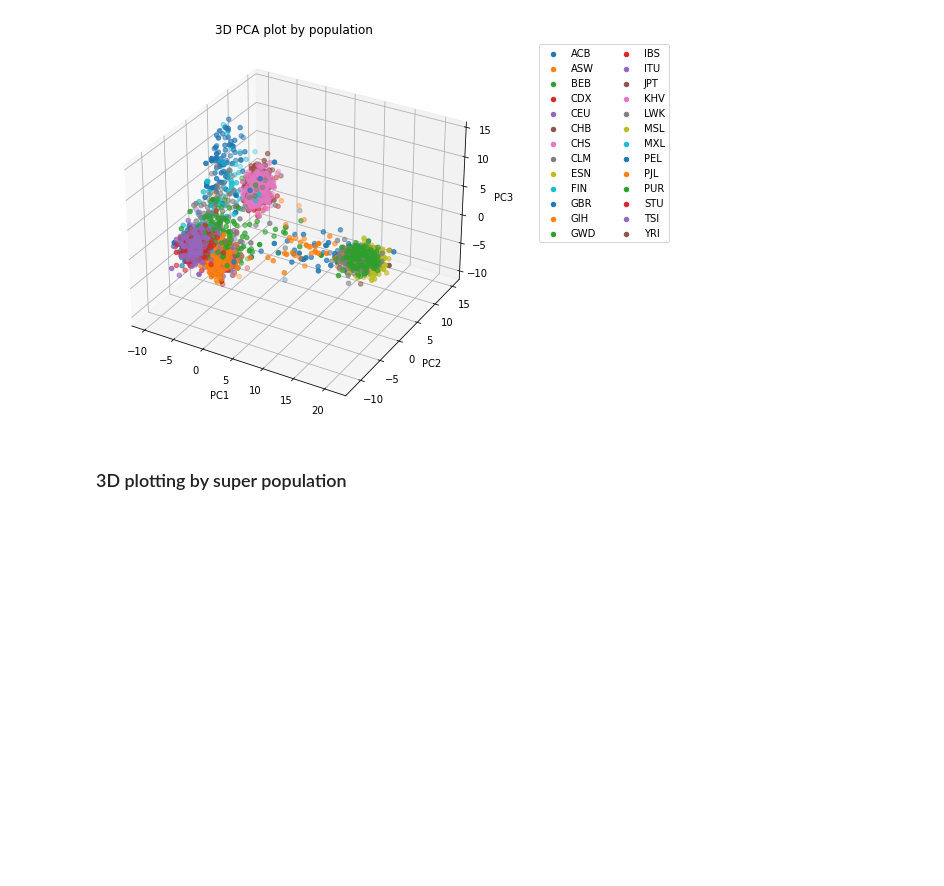
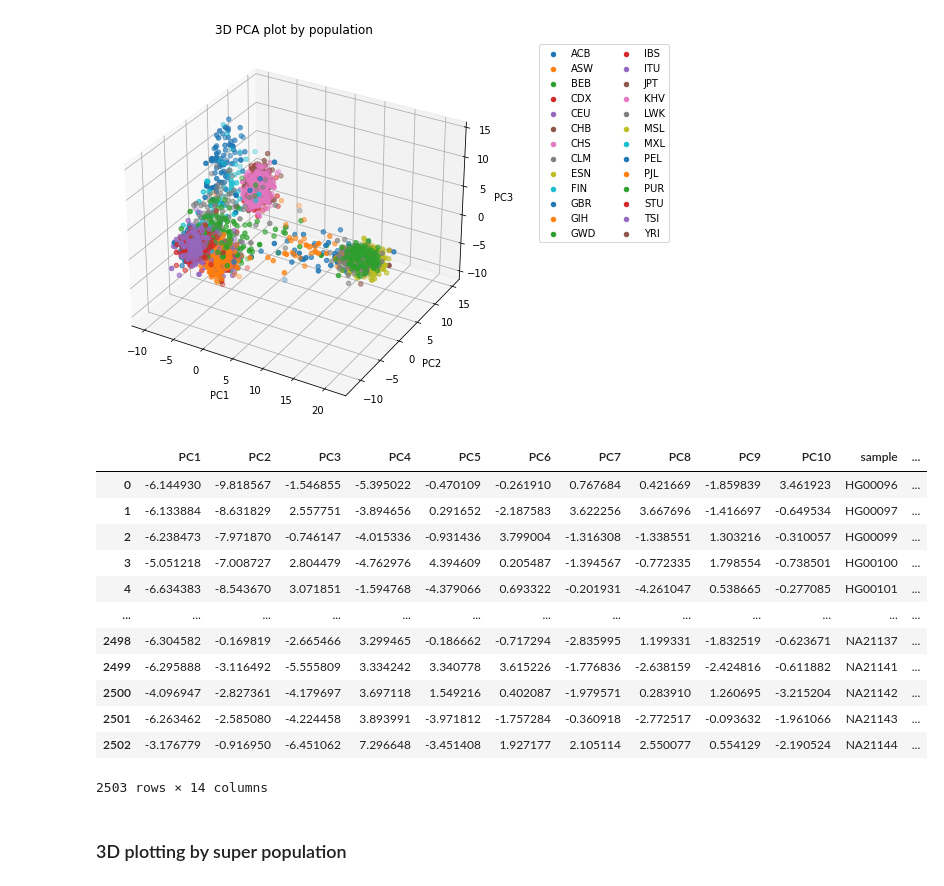
Before and after one commit to XiangningChen98/qbb2020-answers, a Jupyter notebook: day2-homework/Advanced-07.ipynb, the cells around one changed output. Cells and saved outputs as stored; diff of their text form; code cells hidden in the pictures; blank space fills up the shorter version.

```diff
--- a/day2-homework/Advanced-07.ipynb
+++ b/day2-homework/Advanced-07.ipynb
@@ -224,6 +220,22 @@ plt.legend(bbox_to_anchor = (1.5, 1), loc = 'upper right', ncol = 2)
 plt.show()
 # %% [output]
 [figure]
+# %%
+pca_output_df
+# %% [output]
+|  | PC1 | PC2 | PC3 | PC4 | PC5 | PC6 | PC7 | PC8 | PC9 | PC10 | sample | ... |
+| 0 | -6.144930 | -9.818567 | -1.546855 | -5.395022 | -0.470109 | -0.261910 | 0.767684 | 0.421669 | -1.859839 | 3.461923 | HG00096 | ... |
+| 1 | -6.133884 | -8.631829 | 2.557751 | -3.894656 | 0.291652 | -2.187583 | 3.622256 | 3.667696 | -1.416697 | -0.649534 | HG00097 | ... |
+| 2 | -6.238473 | -7.971870 | -0.746147 | -4.015336 | -0.931436 | 3.799004 | -1.316308 | -1.338551 | 1.303216 | -0.310057 | HG00099 | ... |
+| 3 | -5.051218 | -7.008727 | 2.804479 | -4.762976 | 4.394609 | 0.205487 | -1.394567 | -0.772335 | 1.798554 | -0.738501 | HG00100 | ... |
+| 4 | -6.634383 | -8.543670 | 3.071851 | -1.594768 | -4.379066 | 0.693322 | -0.201931 | -4.261047 | 0.538665 | -0.277085 | HG00101 | ... |
+| ... | ... | ... | ... | ... | ... | ... | ... | ... | ... | ... | ... | ... |
+| 2498 | -6.304582 | -0.169819 | -2.665466 | 3.299465 | -0.186662 | -0.717294 | -2.835995 | 1.199331 | -1.832519 | -0.623671 | NA21137 | ... |
+| 2499 | -6.295888 | -3.116492 | -5.555809 | 3.334242 | 3.340778 | 3.615226 | -1.776836 | -2.638159 | -2.424816 | -0.611882 | NA21141 | ... |
+| 2500 | -4.096947 | -2.827361 | -4.179697 | 3.697118 | 1.549216 | 0.402087 | -1.979571 | 0.283910 | 1.260695 | -3.215204 | NA21142 | ... |
+| 2501 | -6.263462 | -2.585080 | -4.224458 | 3.893991 | -3.971812 | -1.757284 | -0.360918 | -2.772517 | -0.093632 | -1.961066 | NA21143 | ... |
+| 2502 | -3.176779 | -0.916950 | -6.451062 | 7.296648 | -3.451408 | 1.927177 | 2.105114 | 2.550077 | 0.554129 | -2.190524 | NA21144 | ... |
+2503 rows × 14 columns
 # %% [markdown]
 ### 3D plotting by super population
 # %%
```
Also changed, not shown: parts of 7 cells of this notebook, 1 other file.
